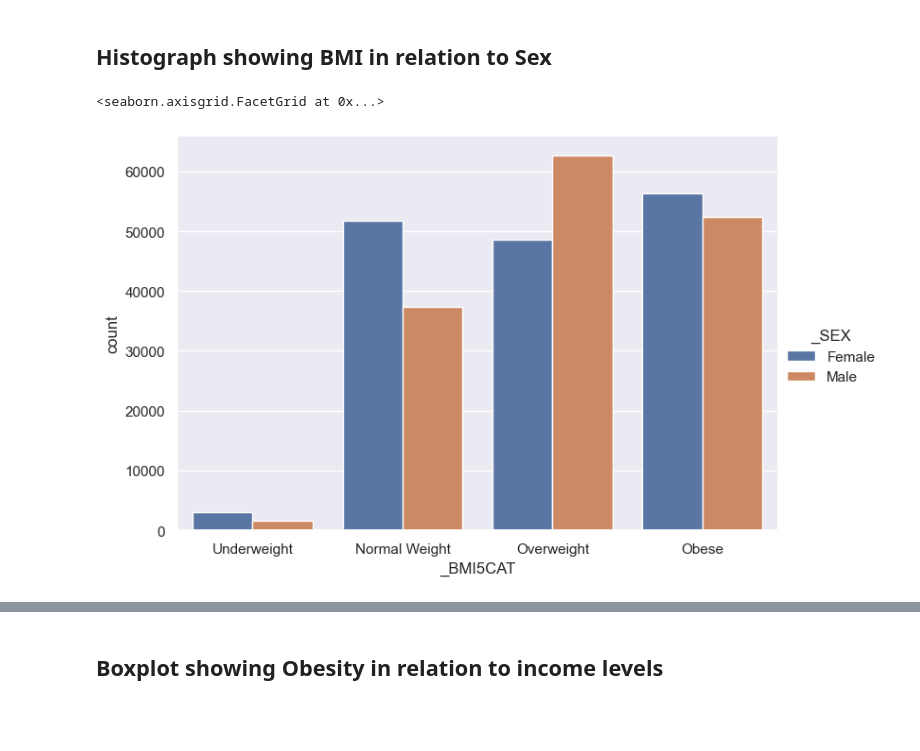
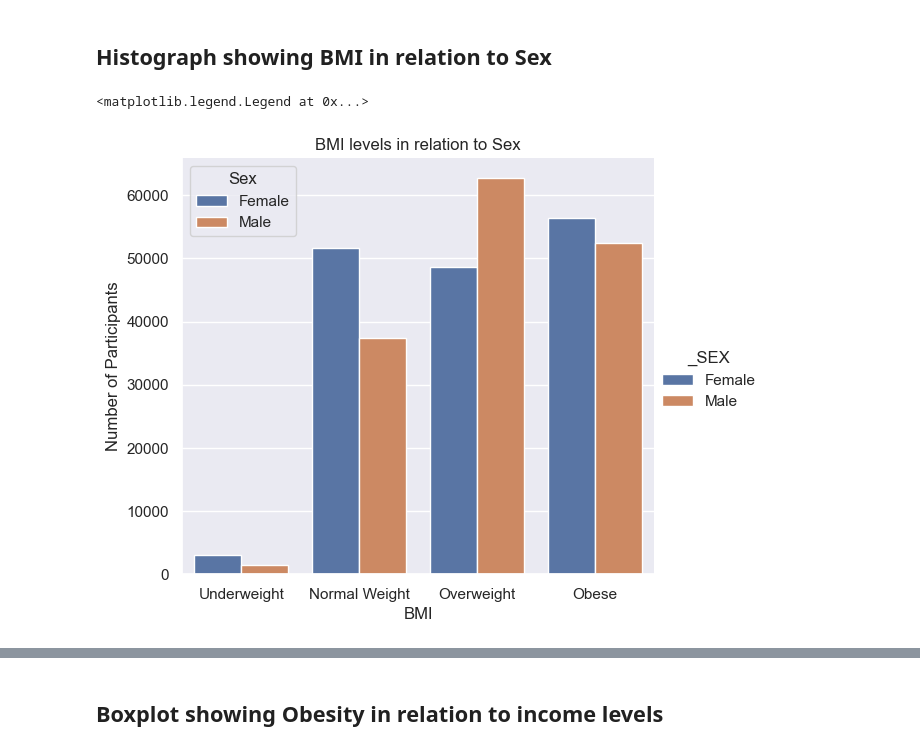
Before and after one commit to laurenc8/ds4a-obesity, a Jupyter notebook: TanishaEDA_V3.ipynb, the cells around one changed output, grey strips where cells are left out. Cells and saved outputs as stored; diff of their text form; code cells hidden in the pictures; blank space fills up the shorter version.

```diff
--- a/TanishaEDA_V3.ipynb
+++ b/TanishaEDA_V3.ipynb
@@ -101,9 +125,13 @@ ndf.to_csv('C:/Users/tanis/Documents/C1/clean_2021.csv')
 # %% [markdown]
 ## Histograph showing BMI in relation to Sex
 # %%
-#ndf=sns.load_dataset("ndf")
 sns.catplot(data=ndf.replace({'_BMI5CAT':{1:'Underweight', 2:'Normal Weight', 3:'Overweight', 4:'Obese'}}),
-             x='_BMI5CAT', hue="_SEX", order= ['Underweight','Normal Weight','Overweight','Obese'], kind="count", aspect=1.5)
+             x='_BMI5CAT', hue="_SEX", order= ['Underweight','Normal Weight','Overweight','Obese'], kind="count", aspect=1.18)
+
+plt.title('BMI levels in relation to Sex')
+plt.ylabel('Number of Participants')
+plt.xlabel('BMI')
+plt.legend(title='Sex')
 # %% [output]
-<seaborn.axisgrid.FacetGrid at 0x...>
+<matplotlib.legend.Legend at 0x...>
-[figure, old version]
+[figure, new version]
```
Also changed, not shown: parts of 39 cells of this notebook.
